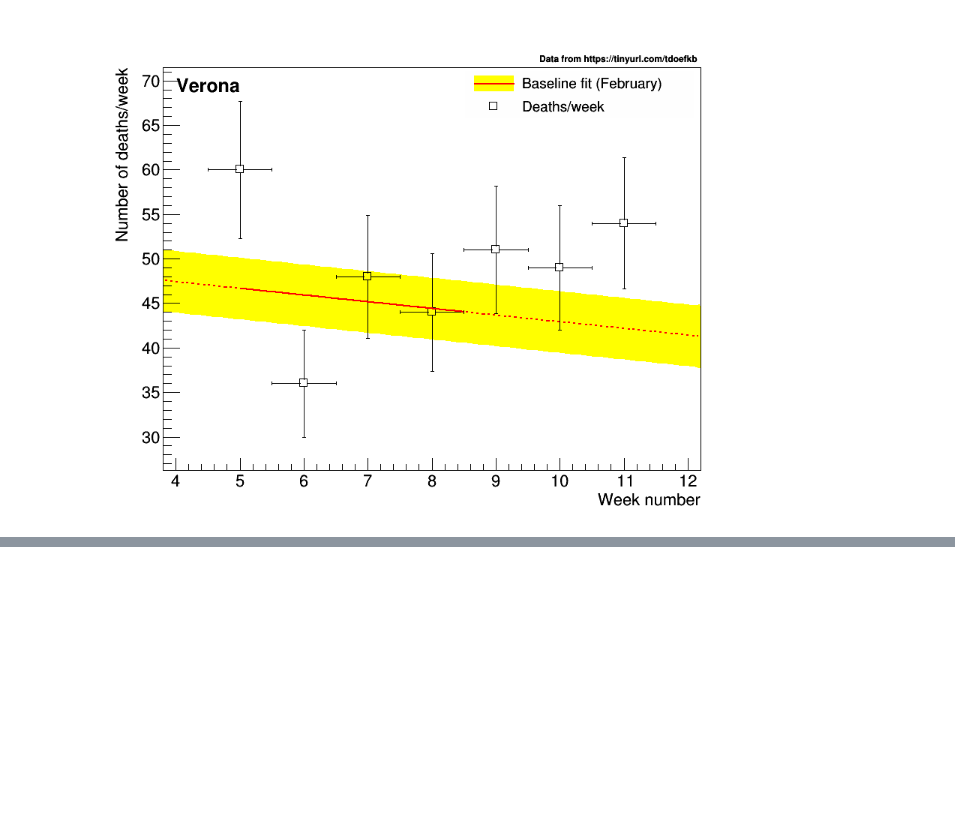
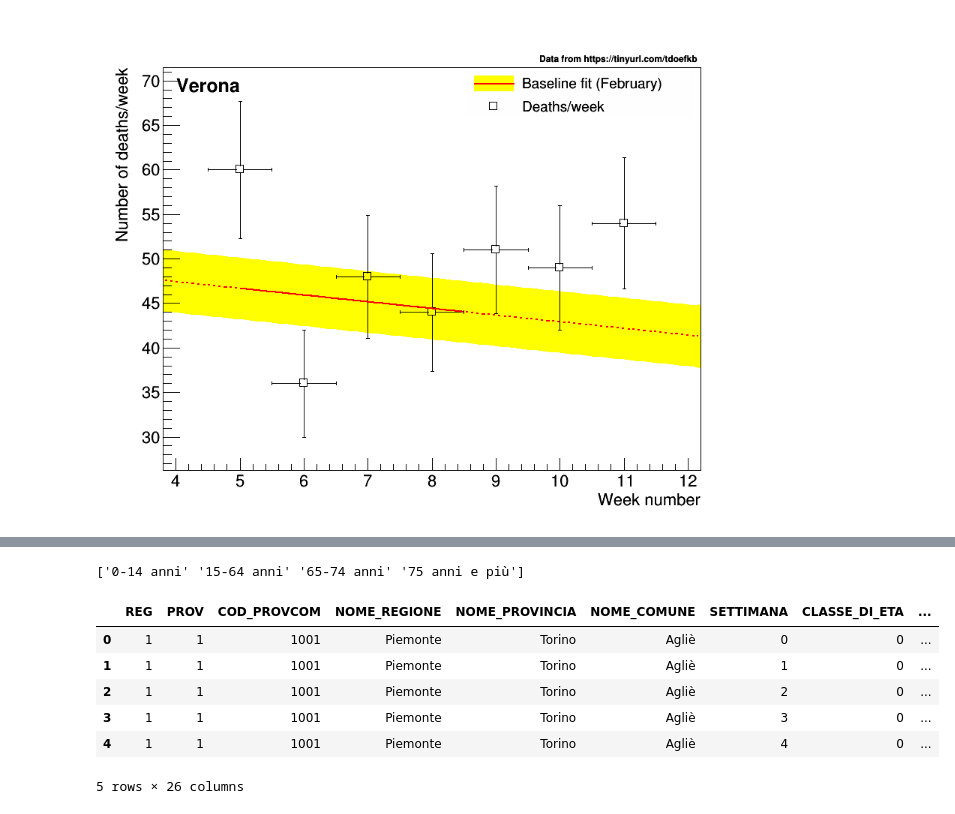
Before and after one commit to pmeridian/COVID19_DA, a Jupyter notebook: analisiMortalita.ipynb, the cells around one changed output, grey strips where cells are left out. Cells and saved outputs as stored; diff of their text form; code cells hidden in the pictures; blank space fills up the shorter version.

```diff
--- a/analisiMortalita.ipynb
+++ b/analisiMortalita.ipynb
@@ -583,0 +699,28 @@ Info in <TCanvas::SaveAs>: ROOT file /Users/meridian/cernbox/www/plots/COVID19_D
+# %%
+regions = n.unique(dfIstat['NOME_REGIONE'])
+#weeks=n.unique(dfIstat['SETTIMANA'])
+weeks={'01/01-11/01':0 , '01/03-07/03':8, '02/02-08/02':4, '08/03-14/03':9, '09/02-15/02':5,
+ '12/01-18/01':1, '15/03-21/03':10, '16/02-22/02':6, '19/01-25/01':2, '23/02-29/02':7,
+ '26/01-01/02':3}
+ages=n.unique(dfIstat['CLASSE_DI_ETA'])
+print(ages)
+for w,index in weeks.items():
+#    print(index,w)
+    dfIstat=dfIstat.replace(w,index)
+
+for a in ages:
+    age=a
+    index=int(n.where(ages == a)[0])
+#    print(index,age)
+    dfIstat=dfIstat.replace(age,index)
+
+dfIstat.head()
+# %% [output]
+['0-14 anni' '15-64 anni' '65-74 anni' '75 anni e più']
+|  | REG | PROV | COD_PROVCOM | NOME_REGIONE | NOME_PROVINCIA | NOME_COMUNE | SETTIMANA | CLASSE_DI_ETA | ... |
+| 0 | 1 | 1 | 1001 | Piemonte | Torino | Agliè | 0 | 0 | ... |
+| 1 | 1 | 1 | 1001 | Piemonte | Torino | Agliè | 1 | 0 | ... |
+| 2 | 1 | 1 | 1001 | Piemonte | Torino | Agliè | 2 | 0 | ... |
+| 3 | 1 | 1 | 1001 | Piemonte | Torino | Agliè | 3 | 0 | ... |
+| 4 | 1 | 1 | 1001 | Piemonte | Torino | Agliè | 4 | 0 | ... |
+5 rows × 26 columns
```
Also changed, not shown: parts of 17 cells of this notebook, 3 other files.
